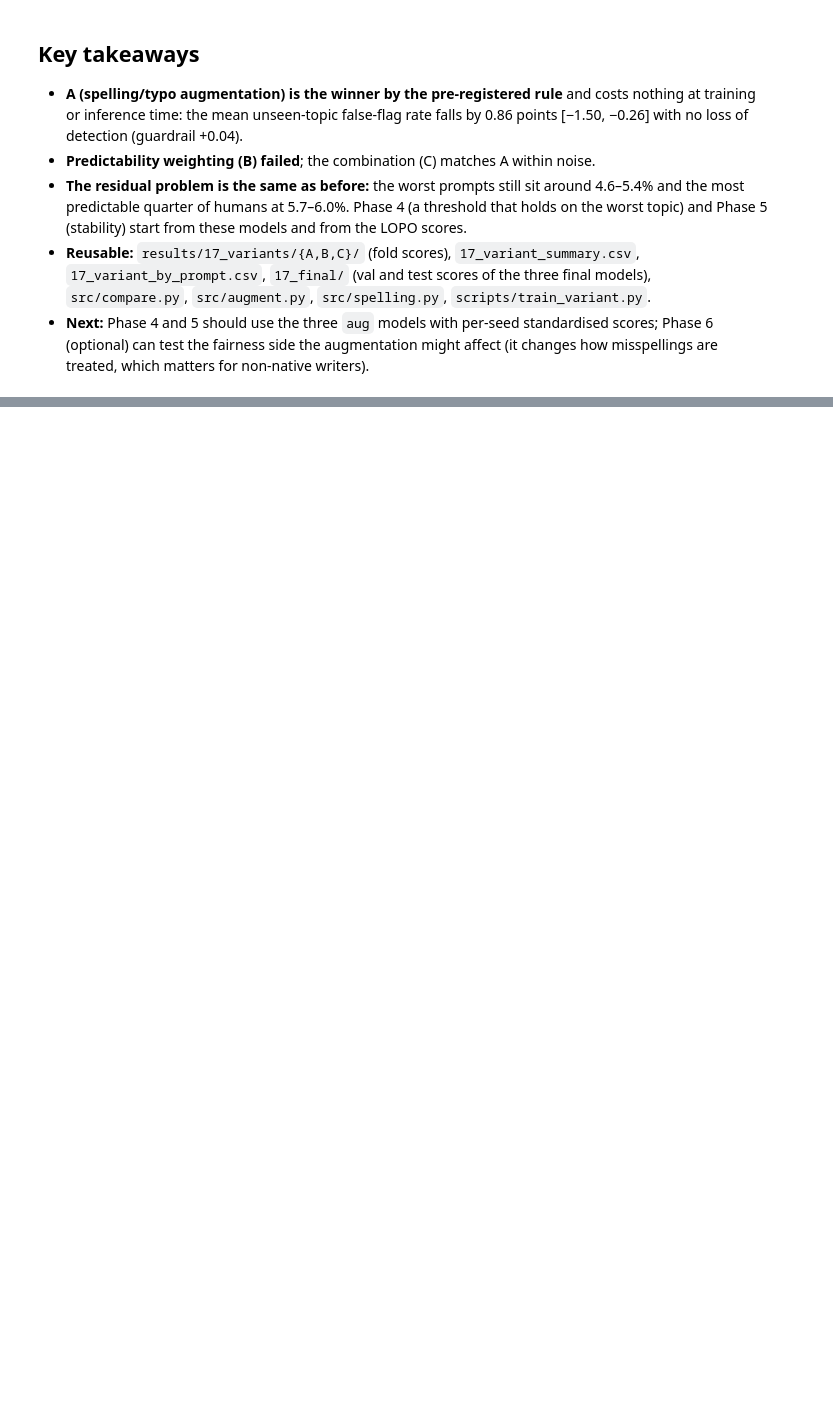
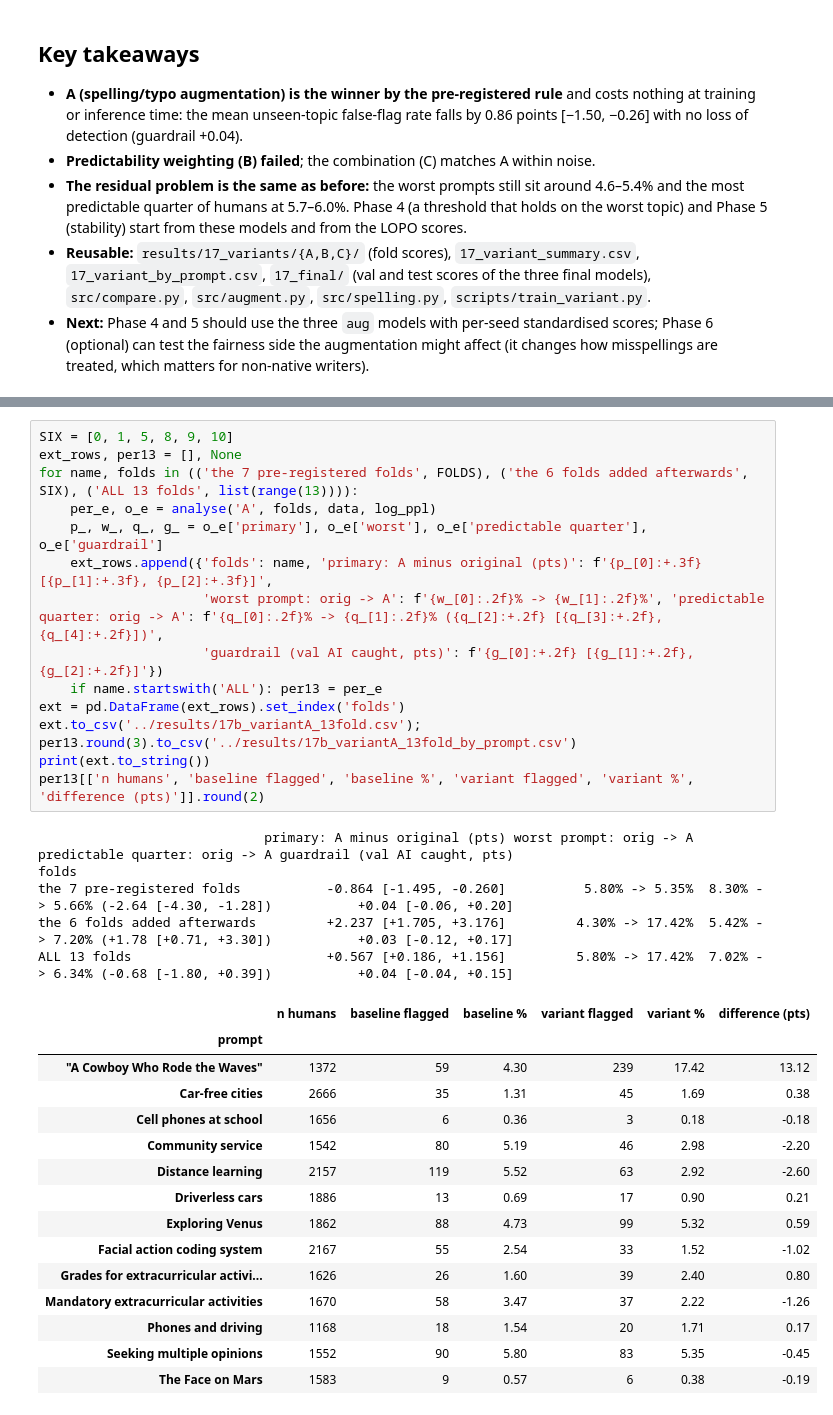
Before and after one commit to jaiveerminhas06/Ghost-Writer, a Jupyter notebook: Notebooks/17b_augment_results.ipynb, the cells around one changed output, grey strips where cells are left out. Cells and saved outputs as stored; diff of their text form; blank space fills up the shorter version.

```diff
--- a/Notebooks/17b_augment_results.ipynb
+++ b/Notebooks/17b_augment_results.ipynb
@@ -247,0 +252,35 @@ saved model folders: ['distilroberta_aug_s42', 'distilroberta_aug_s43', 'distilr
+# %%
+SIX = [0, 1, 5, 8, 9, 10]
+ext_rows, per13 = [], None
+for name, folds in (('the 7 pre-registered folds', FOLDS), ('the 6 folds added afterwards', SIX), ('ALL 13 folds', list(range(13)))):
+    per_e, o_e = analyse('A', folds, data, log_ppl)
+    p_, w_, q_, g_ = o_e['primary'], o_e['worst'], o_e['predictable quarter'], o_e['guardrail']
+    ext_rows.append({'folds': name, 'primary: A minus original (pts)': f'{p_[0]:+.3f} [{p_[1]:+.3f}, {p_[2]:+.3f}]',
+                     'worst prompt: orig -> A': f'{w_[0]:.2f}% -> {w_[1]:.2f}%', 'predictable quarter: orig -> A': f'{q_[0]:.2f}% -> {q_[1]:.2f}% ({q_[2]:+.2f} [{q_[3]:+.2f}, {q_[4]:+.2f}])',
+                     'guardrail (val AI caught, pts)': f'{g_[0]:+.2f} [{g_[1]:+.2f}, {g_[2]:+.2f}]'})
+    if name.startswith('ALL'): per13 = per_e
+ext = pd.DataFrame(ext_rows).set_index('folds')
+ext.to_csv('../results/17b_variantA_13fold.csv'); per13.round(3).to_csv('../results/17b_variantA_13fold_by_prompt.csv')
+print(ext.to_string())
+per13[['n humans', 'baseline flagged', 'baseline %', 'variant flagged', 'variant %', 'difference (pts)']].round(2)
+# %% [output]
+                             primary: A minus original (pts) worst prompt: orig -> A         predictable quarter: orig -> A guardrail (val AI caught, pts)
+folds
+the 7 pre-registered folds           -0.864 [-1.495, -0.260]          5.80% -> 5.35%  8.30% -> 5.66% (-2.64 [-4.30, -1.28])           +0.04 [-0.06, +0.20]
+the 6 folds added afterwards         +2.237 [+1.705, +3.176]         4.30% -> 17.42%  5.42% -> 7.20% (+1.78 [+0.71, +3.30])           +0.03 [-0.12, +0.17]
+ALL 13 folds                         +0.567 [+0.186, +1.156]         5.80% -> 17.42%  7.02% -> 6.34% (-0.68 [-1.80, +0.39])           +0.04 [-0.04, +0.15]
+|  | n humans | baseline flagged | baseline % | variant flagged | variant % | difference (pts) |
+| prompt |  |  |  |  |  |  |
+| "A Cowboy Who Rode the Waves" | 1372 | 59 | 4.30 | 239 | 17.42 | 13.12 |
+| Car-free cities | 2666 | 35 | 1.31 | 45 | 1.69 | 0.38 |
+| Cell phones at school | 1656 | 6 | 0.36 | 3 | 0.18 | -0.18 |
+| Community service | 1542 | 80 | 5.19 | 46 | 2.98 | -2.20 |
+| Distance learning | 2157 | 119 | 5.52 | 63 | 2.92 | -2.60 |
+| Driverless cars | 1886 | 13 | 0.69 | 17 | 0.90 | 0.21 |
+| Exploring Venus | 1862 | 88 | 4.73 | 99 | 5.32 | 0.59 |
+| Facial action coding system | 2167 | 55 | 2.54 | 33 | 1.52 | -1.02 |
+| Grades for extracurricular activi... | 1626 | 26 | 1.60 | 39 | 2.40 | 0.80 |
+| Mandatory extracurricular activities | 1670 | 58 | 3.47 | 37 | 2.22 | -1.26 |
+| Phones and driving | 1168 | 18 | 1.54 | 20 | 1.71 | 0.17 |
+| Seeking multiple opinions | 1552 | 90 | 5.80 | 83 | 5.35 | -0.45 |
+| The Face on Mars | 1583 | 9 | 0.57 | 6 | 0.38 | -0.19 |
```
Also changed, not shown: parts of 3 cells of this notebook, 18 other files.
